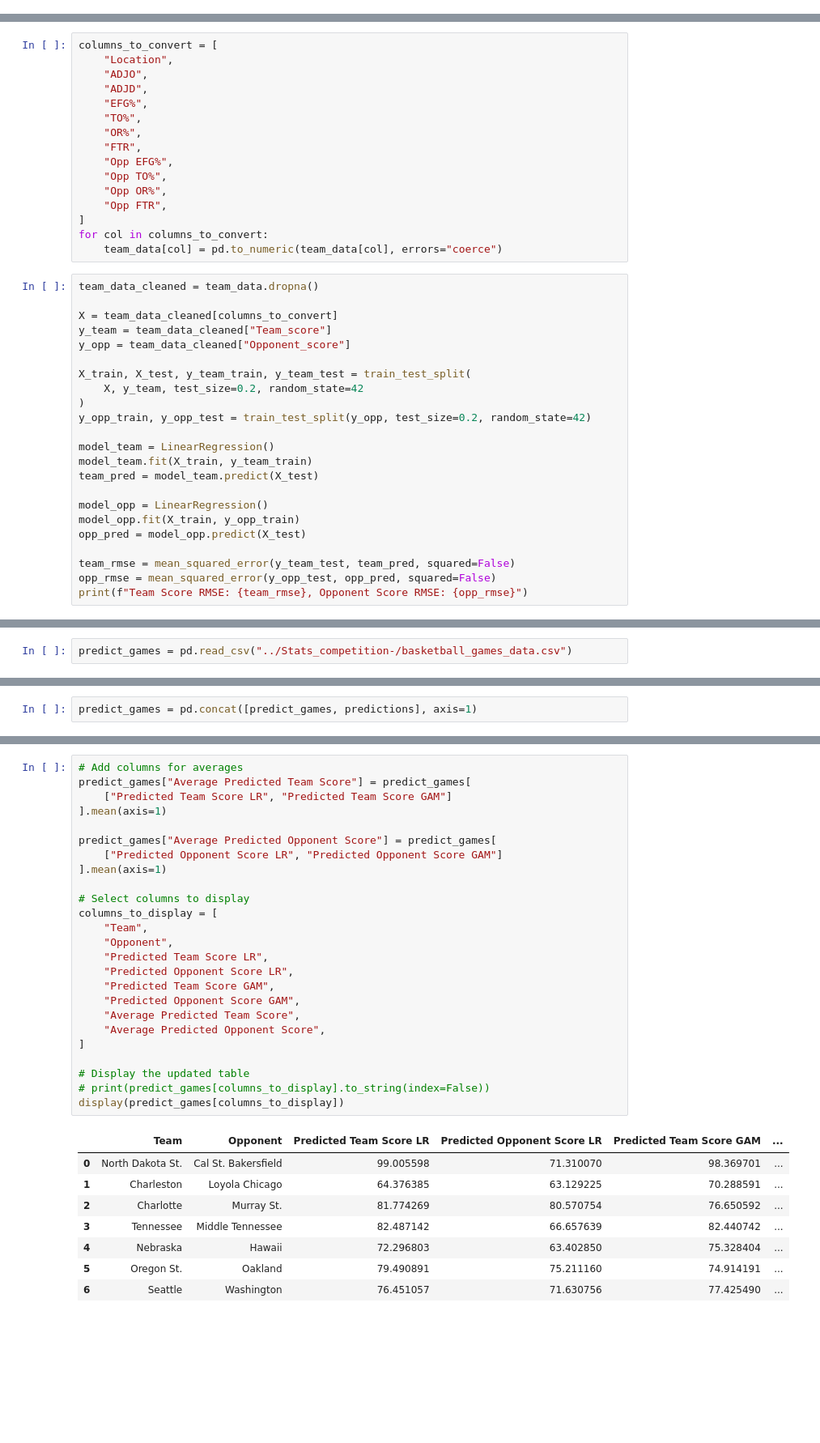
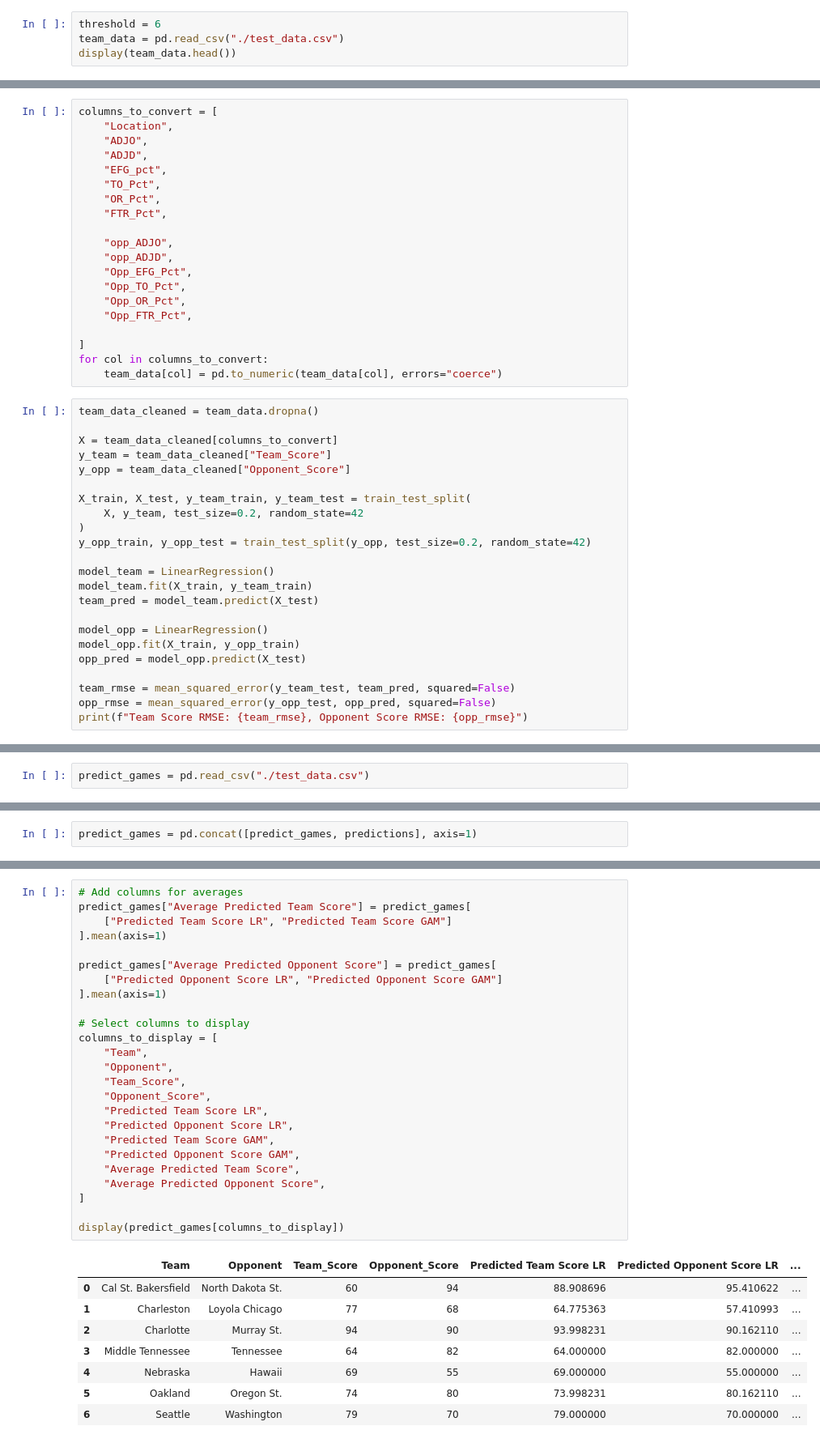
Before and after one commit to visheshgupta19/Stats_competition-, a Jupyter notebook: model_test.ipynb, the cells around one changed output, grey strips where cells are left out. Shown: that part at 81% size. Drawn from its saved outputs; the diff is of its cells as text; blank space fills up the shorter version.

```diff
--- a/model_test.ipynb
+++ b/model_test.ipynb
@@ -27,0 +11,4 @@ team_data
+# %%
+threshold = 6
+team_data = pd.read_csv("./test_data.csv")
+display(team_data.head())
@@ -34,14 +28,18 @@ columns_to_convert = [
     "Location",
     "ADJO",
     "ADJD",
-    "EFG%",
-    "TO%",
-    "OR%",
-    "FTR",
-    "Opp EFG%",
-    "Opp TO%",
-    "Opp OR%",
-    "Opp FTR",
+    "EFG_pct",
+    "TO_Pct",
+    "OR_Pct",
+    "FTR_Pct",
+
+    "opp_ADJO",
+    "opp_ADJD",
+    "Opp_EFG_Pct",
+    "Opp_TO_Pct",
+    "Opp_OR_Pct",
+    "Opp_FTR_Pct",
+
 ]
 for col in columns_to_convert:
     team_data[col] = pd.to_numeric(team_data[col], errors="coerce")
@@ -49,8 +47,8 @@ for col in columns_to_convert:
 team_data_cleaned = team_data.dropna()
 
 X = team_data_cleaned[columns_to_convert]
-y_team = team_data_cleaned["Team_score"]
-y_opp = team_data_cleaned["Opponent_score"]
+y_team = team_data_cleaned["Team_Score"]
+y_opp = team_data_cleaned["Opponent_Score"]
 
 X_train, X_test, y_team_train, y_team_test = train_test_split(
     X, y_team, test_size=0.2, random_state=42
@@ -81,5 +79,5 @@ Opponent Score Accuracy: 73.77%
 # %%
-predict_games = pd.read_csv("../Stats_competition-/basketball_games_data.csv")
+predict_games = pd.read_csv("./test_data.csv")
 # %%
 predict_games["Location"] = np.where(
     predict_games["Location"] == "Neutral",
@@ -189,34 +198,34 @@ predict_games[
 # %%
 # Add columns for averages
 predict_games["Average Predicted Team Score"] = predict_games[
     ["Predicted Team Score LR", "Predicted Team Score GAM"]
 ].mean(axis=1)
 
 predict_games["Average Predicted Opponent Score"] = predict_games[
     ["Predicted Opponent Score LR", "Predicted Opponent Score GAM"]
 ].mean(axis=1)
 
 # Select columns to display
 columns_to_display = [
     "Team",
     "Opponent",
+    "Team_Score",
+    "Opponent_Score",
     "Predicted Team Score LR",
     "Predicted Opponent Score LR",
     "Predicted Team Score GAM",
     "Predicted Opponent Score GAM",
     "Average Predicted Team Score",
     "Average Predicted Opponent Score",
 ]
 
-# Display the updated table
-# print(predict_games[columns_to_display].to_string(index=False))
 display(predict_games[columns_to_display])
 # %% [output]
-|  | Team | Opponent | Predicted Team Score LR | Predicted Opponent Score LR | Predicted Team Score GAM | ... |
-| 0 | North Dakota St. | Cal St. Bakersfield | 99.005598 | 71.310070 | 98.369701 | ... |
-| 1 | Charleston | Loyola Chicago | 64.376385 | 63.129225 | 70.288591 | ... |
-| 2 | Charlotte | Murray St. | 81.774269 | 80.570754 | 76.650592 | ... |
-| 3 | Tennessee | Middle Tennessee | 82.487142 | 66.657639 | 82.440742 | ... |
-| 4 | Nebraska | Hawaii | 72.296803 | 63.402850 | 75.328404 | ... |
-| 5 | Oregon St. | Oakland | 79.490891 | 75.211160 | 74.914191 | ... |
-| 6 | Seattle | Washington | 76.451057 | 71.630756 | 77.425490 | ... |
+|  | Team | Opponent | Team_Score | Opponent_Score | Predicted Team Score LR | Predicted Opponent Score LR | ... |
+| 0 | Cal St. Bakersfield | North Dakota St. | 60 | 94 | 88.908696 | 95.410622 | ... |
+| 1 | Charleston | Loyola Chicago | 77 | 68 | 64.775363 | 57.410993 | ... |
+| 2 | Charlotte | Murray St. | 94 | 90 | 93.998231 | 90.162110 | ... |
+| 3 | Middle Tennessee | Tennessee | 64 | 82 | 64.000000 | 82.000000 | ... |
+| 4 | Nebraska | Hawaii | 69 | 55 | 69.000000 | 55.000000 | ... |
+| 5 | Oakland | Oregon St. | 74 | 80 | 73.998231 | 80.162110 | ... |
+| 6 | Seattle | Washington | 79 | 70 | 79.000000 | 70.000000 | ... |
```
Also changed, not shown: parts of 12 cells of this notebook, 12 other files.
